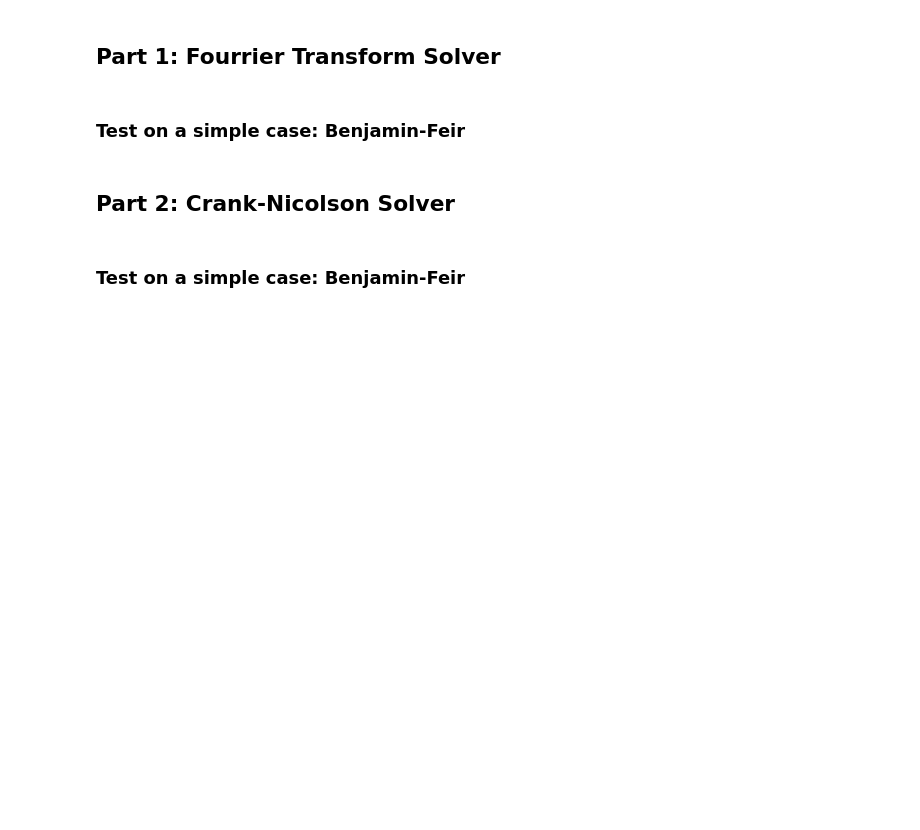
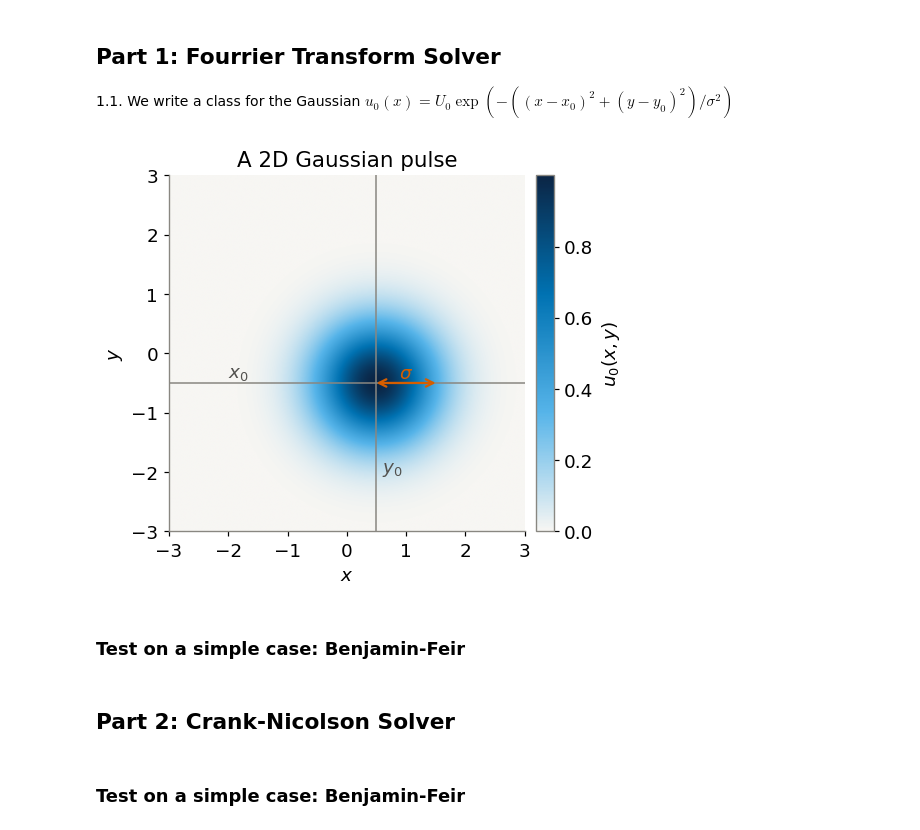
Before and after one commit to EstebanMouzo/3_6_Chaos_Esteban_Mouzo_Damien_Le_Flanchec, a Jupyter notebook: design/chaos_design.ipynb, the cells around one changed output. Drawn from its saved outputs; the diff is of its cells as text; code cells hidden in the pictures; blank space fills up the shorter version.

Commit message:
2D gaussian pulse

```diff
--- a/design/chaos_design.ipynb
+++ b/design/chaos_design.ipynb
@@ -69,6 +69,41 @@ def show_spacetime(x: np.ndarray, t: np.ndarray, u: np.ndarray, ax: plt.Axes | N
     return image
 # %% [markdown]
 ## Part 1: Fourrier Transform Solver
+
+1.1. We write a class for the Gaussian $u_0(x)=U_0\exp(-((x-x_0)^2+(y-y_0)^2)/\sigma^2)$
+# %%
+class Gaussian2D:
+    """A 2D Gaussian pulse of given width and amplitude, centered at (x0, y0)."""
+
+    def __init__(self, width: float, amplitude: float, x0: float, y0: float) -> None:
+        self.width = width
+        self.amplitude = amplitude
+        self.x0 = x0
+        self.y0 = y0
+
+    def __call__(self, x: np.ndarray, y: np.ndarray) -> np.ndarray:
+        return self.amplitude * np.exp(-(((x - self.x0) / self.width) ** 2 + ((y - self.y0) / self.width) ** 2))
+# %%
+# Plot of a 2D Gaussian pulse
+gauss2d = Gaussian2D(width=1, amplitude=1, x0=0.5, y0=-0.5)
+x = np.linspace(-3, 3, 400)
+y = np.linspace(-3, 3, 400)
+X, Y = np.meshgrid(x, y)
+fig, ax = plt.subplots()
+im = ax.imshow(gauss2d(X, Y), origin="lower", extent=(x[0], x[-1], y[0], y[-1]), cmap=SEQ_CMAP)
+ax.set(xlabel="$x$", ylabel="$y$", title="A 2D Gaussian pulse")
+ax.annotate("", xy=(gauss2d.x0 + gauss2d.width, gauss2d.y0), xytext=(gauss2d.x0, gauss2d.y0),
+            arrowprops=dict(arrowstyle="<->", color=PALETTE[1], lw=1.5, shrinkA=0, shrinkB=0))
+ax.text(gauss2d.x0 + gauss2d.width / 2, gauss2d.y0 + 0.08, r"$\sigma$", color=PALETTE[1], ha="center")
+ax.axvline(gauss2d.x0, color="#898781", lw=1)
+ax.axhline(gauss2d.y0, color="#898781", lw=1)
+ax.text(-2, -0.4, "$x_0$", color="#52514e")
+ax.text(0.6, -2, "$y_0$", color="#52514e")
+ax.figure.colorbar(im, ax=ax, label="$u_0(x, y)$", pad=0.02)
+plt.grid(False)
+plt.show()
+# %% [output]
+[figure, added]
 # %% [markdown]
 ### Test on a simple case: Benjamin-Feir
 # %% [markdown]
```
